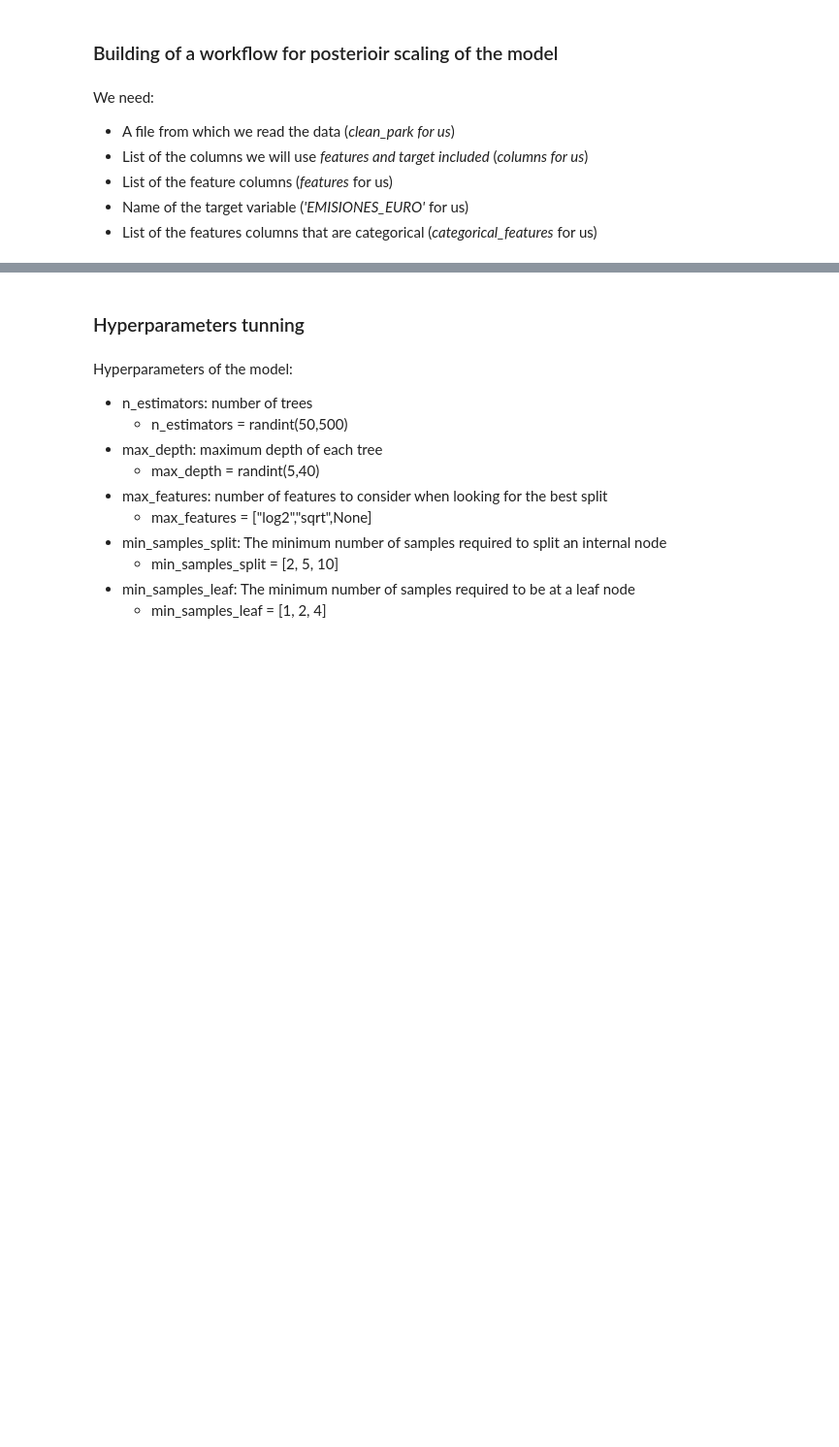
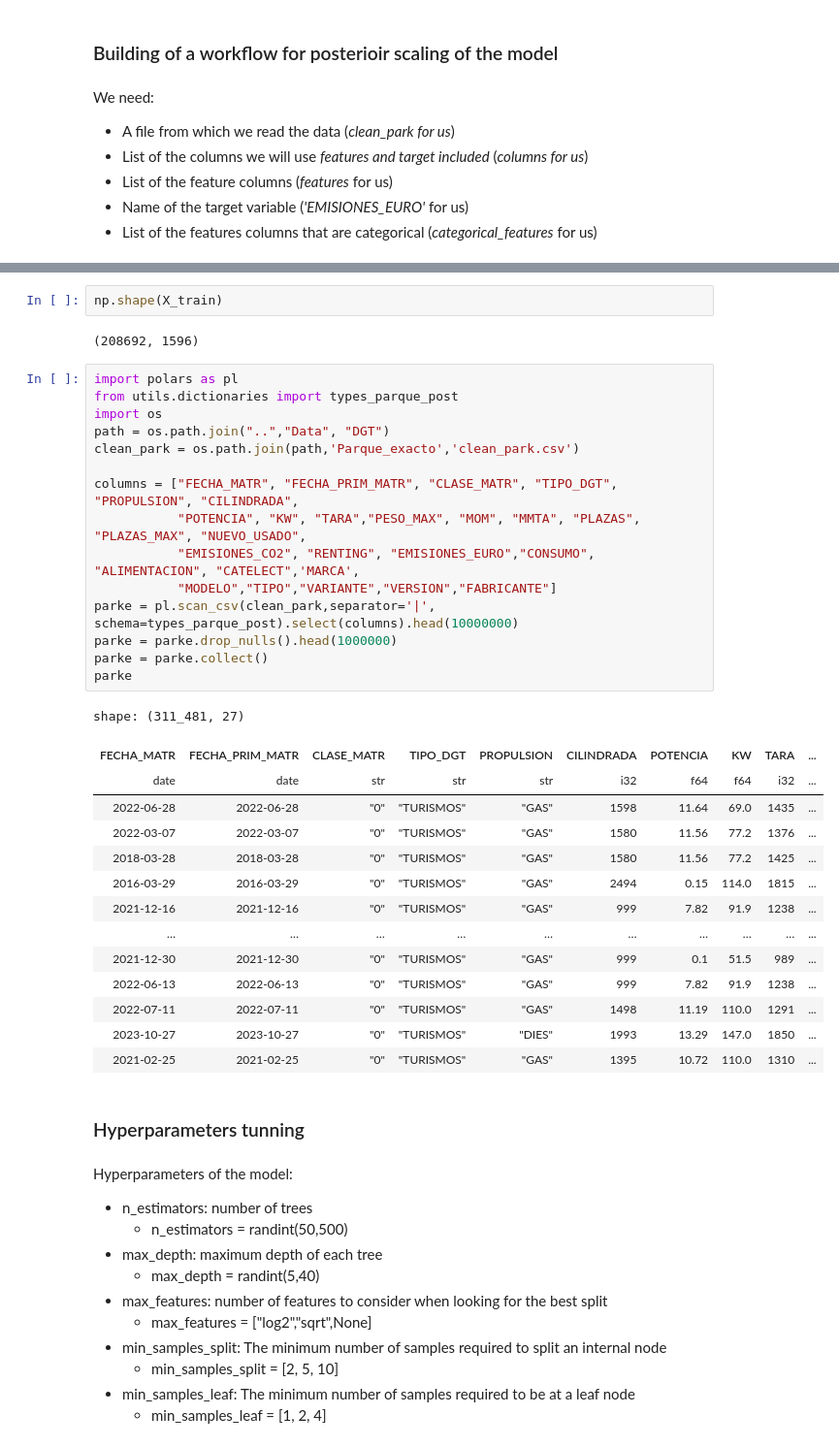
Before and after one commit to DaniBedmar/TFM-Air-Quality-Forecasting, a Jupyter notebook: Notebooks/predict_EMISIONES_EURO.ipynb, the cells around one changed output, grey strips where cells are left out. Shown: that part at 97% size. Drawn from its saved outputs; the diff is of its cells as text; blank space fills up the shorter version.

```diff
--- a/Notebooks/predict_EMISIONES_EURO.ipynb
+++ b/Notebooks/predict_EMISIONES_EURO.ipynb
@@ -139,3 +162,37 @@ with open(rf_file, 'rb') as f:
+# %%
+np.shape(X_train)
+# %% [output]
+(208692, 1596)
+# %%
+import polars as pl
+from utils.dictionaries import types_parque_post
+import os
+path = os.path.join("..","Data", "DGT")
+clean_park = os.path.join(path,'Parque_exacto','clean_park.csv')
+
+columns = ["FECHA_MATR", "FECHA_PRIM_MATR", "CLASE_MATR", "TIPO_DGT", "PROPULSION", "CILINDRADA",
+           "POTENCIA", "KW", "TARA","PESO_MAX", "MOM", "MMTA", "PLAZAS", "PLAZAS_MAX", "NUEVO_USADO",
+           "EMISIONES_CO2", "RENTING", "EMISIONES_EURO","CONSUMO", "ALIMENTACION", "CATELECT",'MARCA',
+           "MODELO","TIPO","VARIANTE","VERSION","FABRICANTE"]
+parke = pl.scan_csv(clean_park,separator='|', schema=types_parque_post).select(columns).head(10000000)
+parke = parke.drop_nulls().head(1000000)
+parke = parke.collect()
+parke
+# %% [output]
+shape: (311_481, 27)
+| FECHA_MATR | FECHA_PRIM_MATR | CLASE_MATR | TIPO_DGT | PROPULSION | CILINDRADA | POTENCIA | KW | TARA | ... |
+| date | date | str | str | str | i32 | f64 | f64 | i32 | ... |
+| 2022-06-28 | 2022-06-28 | "0" | "TURISMOS" | "GAS" | 1598 | 11.64 | 69.0 | 1435 | ... |
+| 2022-03-07 | 2022-03-07 | "0" | "TURISMOS" | "GAS" | 1580 | 11.56 | 77.2 | 1376 | ... |
+| 2018-03-28 | 2018-03-28 | "0" | "TURISMOS" | "GAS" | 1580 | 11.56 | 77.2 | 1425 | ... |
+| 2016-03-29 | 2016-03-29 | "0" | "TURISMOS" | "GAS" | 2494 | 0.15 | 114.0 | 1815 | ... |
+| 2021-12-16 | 2021-12-16 | "0" | "TURISMOS" | "GAS" | 999 | 7.82 | 91.9 | 1238 | ... |
+| … | … | … | … | … | … | … | … | … | ... |
+| 2021-12-30 | 2021-12-30 | "0" | "TURISMOS" | "GAS" | 999 | 0.1 | 51.5 | 989 | ... |
+| 2022-06-13 | 2022-06-13 | "0" | "TURISMOS" | "GAS" | 999 | 7.82 | 91.9 | 1238 | ... |
+| 2022-07-11 | 2022-07-11 | "0" | "TURISMOS" | "GAS" | 1498 | 11.19 | 110.0 | 1291 | ... |
+| 2023-10-27 | 2023-10-27 | "0" | "TURISMOS" | "DIES" | 1993 | 13.29 | 147.0 | 1850 | ... |
+| 2021-02-25 | 2021-02-25 | "0" | "TURISMOS" | "GAS" | 1395 | 10.72 | 110.0 | 1310 | ... |
 # %% [markdown]
 ### Hyperparameters tunning
 # %% [markdown]
```
Also changed, not shown: parts of 5 cells of this notebook, 4 other files.
